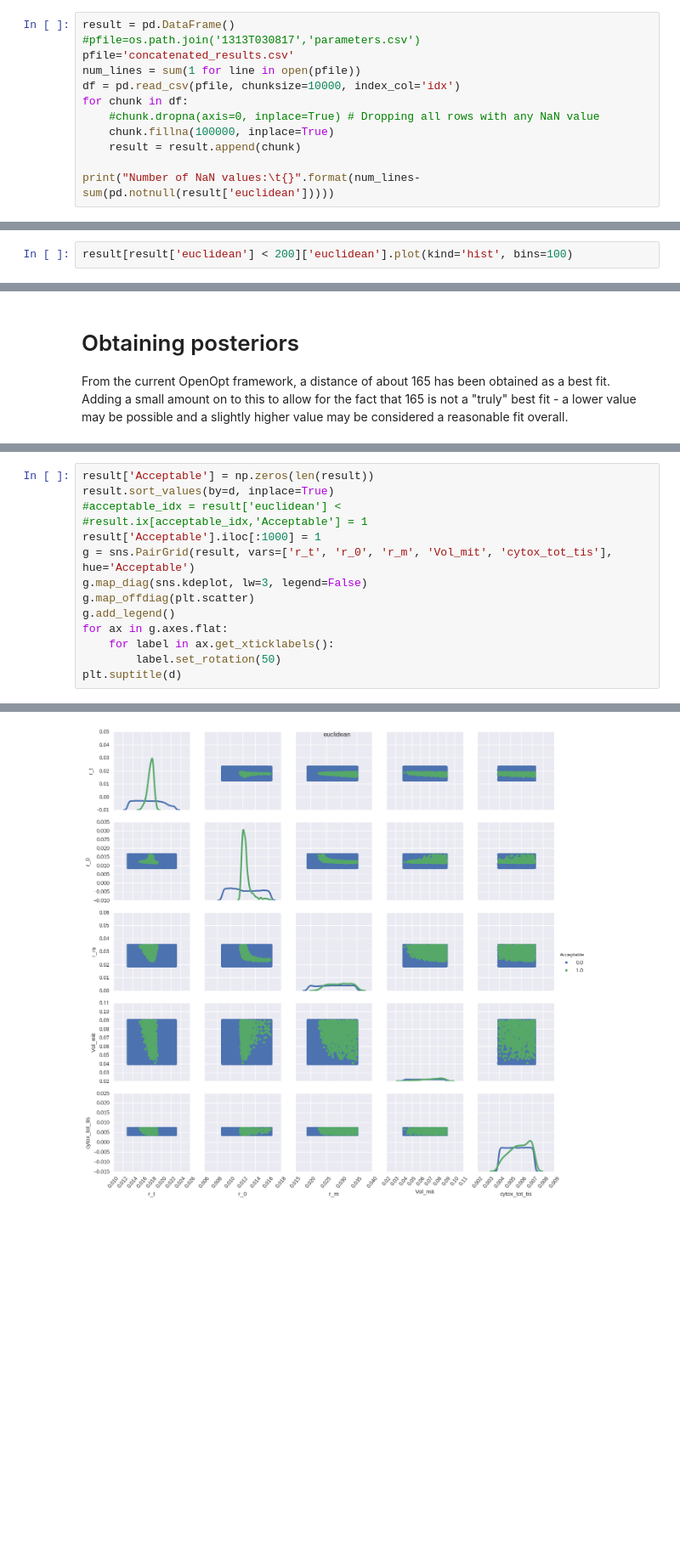
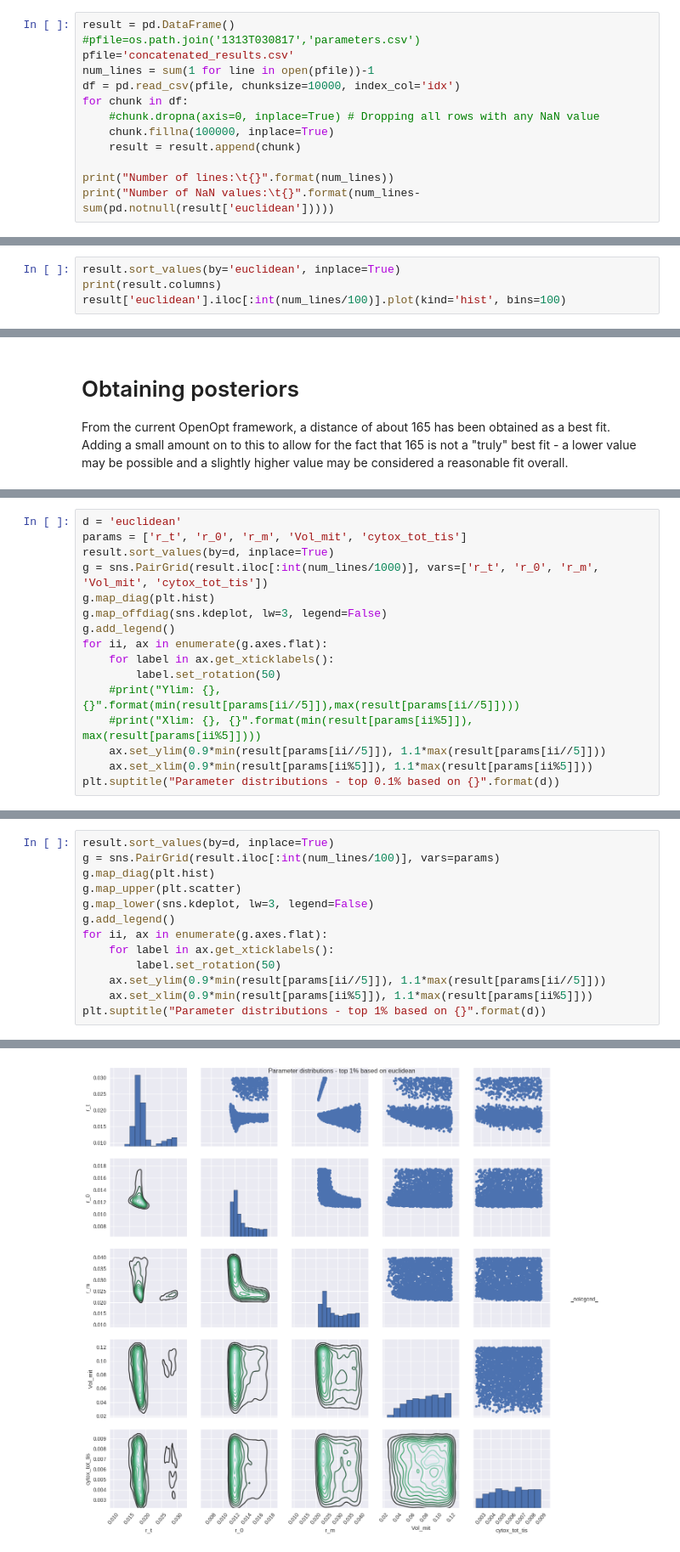
Before and after one commit to multimodalspectroscopy/BayesCMD, a Jupyter notebook: build/batch/BS/plot_bayesian_posterior.ipynb, the cells around one changed output, grey strips where cells are left out. Shown at 85% size. Saved outputs shown, nothing was run; the diff lists cells and outputs as text; blank space fills up the shorter version.

```diff
--- a/build/batch/BS/plot_bayesian_posterior.ipynb
+++ b/build/batch/BS/plot_bayesian_posterior.ipynb
@@ -12,12 +12,13 @@ print(os.listdir())
 result = pd.DataFrame()
 #pfile=os.path.join('1313T030817','parameters.csv')
 pfile='concatenated_results.csv'
-num_lines = sum(1 for line in open(pfile))
+num_lines = sum(1 for line in open(pfile))-1
 df = pd.read_csv(pfile, chunksize=10000, index_col='idx')
 for chunk in df:
     #chunk.dropna(axis=0, inplace=True) # Dropping all rows with any NaN value
     chunk.fillna(100000, inplace=True)
     result = result.append(chunk)
 
+print("Number of lines:\t{}".format(num_lines))
 print("Number of NaN values:\t{}".format(num_lines-sum(pd.notnull(result['euclidean']))))
 # %% [output]
@@ -32,3 +34,5 @@ Zoom in to distances below 200 to get a better idea of how they are distributed
 # %%
-result[result['euclidean'] < 200]['euclidean'].plot(kind='hist', bins=100)
+result.sort_values(by='euclidean', inplace=True)
+print(result.columns)
+result['euclidean'].iloc[:int(num_lines/100)].plot(kind='hist', bins=100)
 # %% [output]
@@ -64,0 +108,16 @@ for d in distances:
+# %%
+d = 'euclidean'
+params = ['r_t', 'r_0', 'r_m', 'Vol_mit', 'cytox_tot_tis']
+result.sort_values(by=d, inplace=True)
+g = sns.PairGrid(result.iloc[:int(num_lines/1000)], vars=['r_t', 'r_0', 'r_m', 'Vol_mit', 'cytox_tot_tis'])
+g.map_diag(plt.hist)
+g.map_offdiag(sns.kdeplot, lw=3, legend=False)
+g.add_legend()
+for ii, ax in enumerate(g.axes.flat):
+    for label in ax.get_xticklabels():
+        label.set_rotation(50)
+    #print("Ylim: {}, {}".format(min(result[params[ii//5]]),max(result[params[ii//5]])))
+    #print("Xlim: {}, {}".format(min(result[params[ii%5]]), max(result[params[ii%5]])))
+    ax.set_ylim(0.9*min(result[params[ii//5]]), 1.1*max(result[params[ii//5]]))
+    ax.set_xlim(0.9*min(result[params[ii%5]]), 1.1*max(result[params[ii%5]]))
+plt.suptitle("Parameter distributions - top 0.1% based on {}".format(d))
@@ -65,17 +127,16 @@ for d in distances:
 # %%
-result['Acceptable'] = np.zeros(len(result))
 result.sort_values(by=d, inplace=True)
-#acceptable_idx = result['euclidean'] <
-#result.ix[acceptable_idx,'Acceptable'] = 1
-result['Acceptable'].iloc[:1000] = 1
-g = sns.PairGrid(result, vars=['r_t', 'r_0', 'r_m', 'Vol_mit', 'cytox_tot_tis'], hue='Acceptable')
-g.map_diag(sns.kdeplot, lw=3, legend=False)
-g.map_offdiag(plt.scatter)
+g = sns.PairGrid(result.iloc[:int(num_lines/100)], vars=params)
+g.map_diag(plt.hist)
+g.map_upper(plt.scatter)
+g.map_lower(sns.kdeplot, lw=3, legend=False)
 g.add_legend()
-for ax in g.axes.flat:
+for ii, ax in enumerate(g.axes.flat):
     for label in ax.get_xticklabels():
         label.set_rotation(50)
-plt.suptitle(d)
+    ax.set_ylim(0.9*min(result[params[ii//5]]), 1.1*max(result[params[ii//5]]))
+    ax.set_xlim(0.9*min(result[params[ii%5]]), 1.1*max(result[params[ii%5]]))
+plt.suptitle("Parameter distributions - top 1% based on {}".format(d))
 # %% [output]
 <matplotlib.text.Text at 0x...>
-[figure, old version]
+[figure, new version]
```
Also changed, not shown: parts of 28 cells of this notebook.
